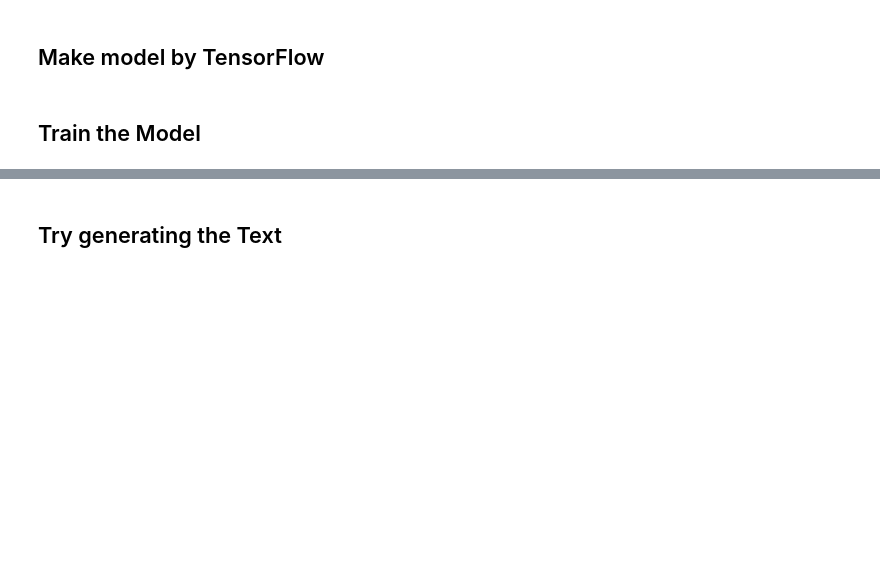
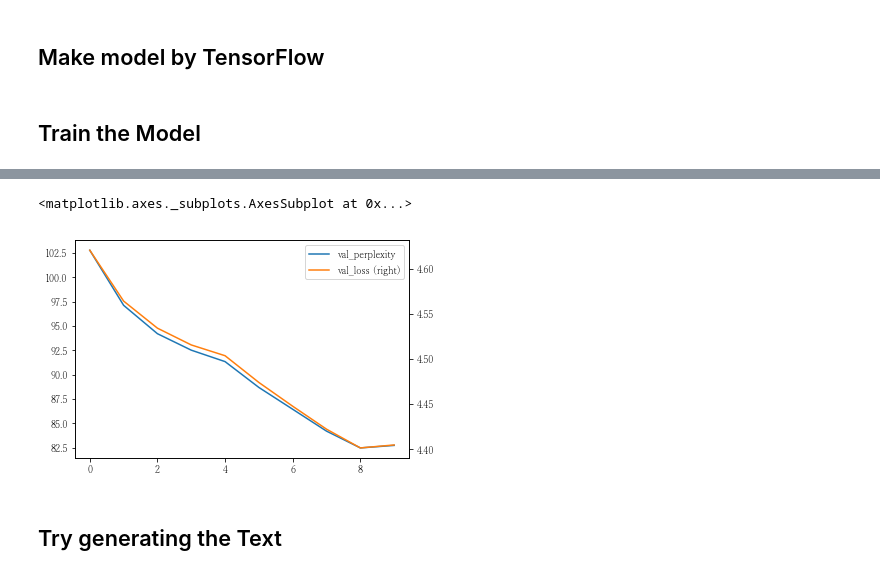
Before and after one commit to chakki-works/chariot, a Jupyter notebook: notebooks/language modeling.ipynb, the cells around one changed output, grey strips where cells are left out. Drawn from its saved outputs; the diff is of its cells as text; code cells hidden in the pictures; blank space fills up the shorter version.

```diff
--- a/notebooks/language modeling.ipynb
+++ b/notebooks/language modeling.ipynb
@@ -158,3 +163,8 @@ result.plot.line(secondary_y=["loss", "val_loss"])
+# %%
+result[["val_perplexity", "val_loss"]].plot.line(secondary_y=["val_loss"])
+# %% [output]
+<matplotlib.axes._subplots.AxesSubplot at 0x...>
+[figure, added]
 # %% [markdown]
 ## Try generating the Text
 # %%
```
Also changed, not shown: parts of 14 cells of this notebook, 3 other files.
